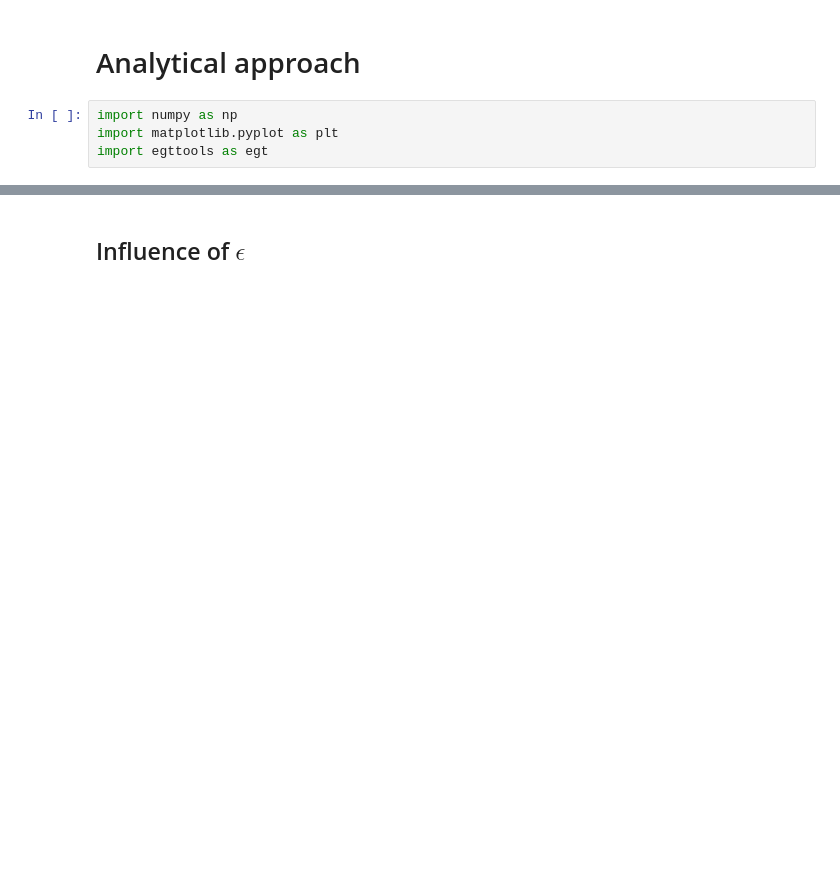
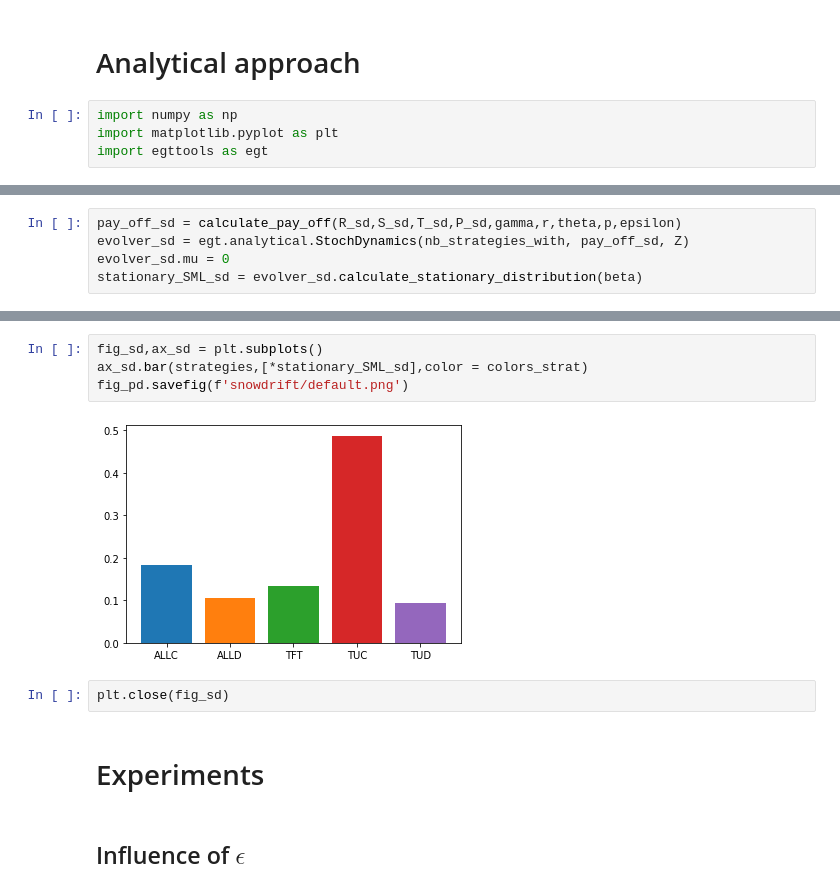
Before and after one commit to ErinnVdSande/CGT-Project, a Jupyter notebook: Project.ipynb, the cells around one changed output, grey strips where cells are left out. Drawn from its saved outputs; the diff is of its cells as text; blank space fills up the shorter version.

```diff
--- a/Project.ipynb
+++ b/Project.ipynb
@@ -90,0 +106,5 @@ plt.close(fig)
+# %%
+pay_off_sd = calculate_pay_off(R_sd,S_sd,T_sd,P_sd,gamma,r,theta,p,epsilon)
+evolver_sd = egt.analytical.StochDynamics(nb_strategies_with, pay_off_sd, Z)
+evolver_sd.mu = 0
+stationary_SML_sd = evolver_sd.calculate_stationary_distribution(beta)
@@ -91,3 +115,13 @@ plt.close(fig)
+# %%
+fig_sd,ax_sd = plt.subplots()
+ax_sd.bar(strategies,[*stationary_SML_sd],color = colors_strat)
+fig_pd.savefig(f'snowdrift/default.png')
+# %% [output]
+[figure, added]
+# %%
+plt.close(fig_sd)
+# %% [markdown]
+# Experiments
 # %% [markdown]
 ## Influence of $\epsilon$
 # %%
```
Also changed, not shown: parts of 23 cells of this notebook.
